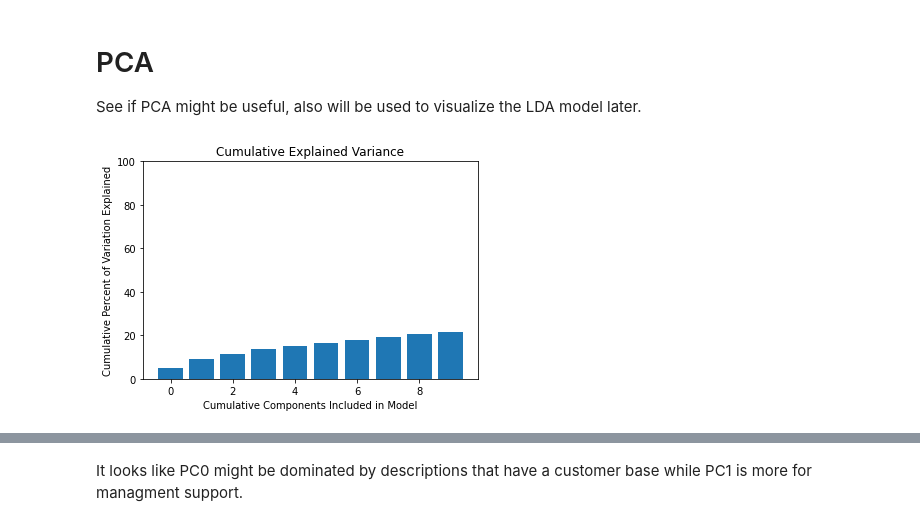
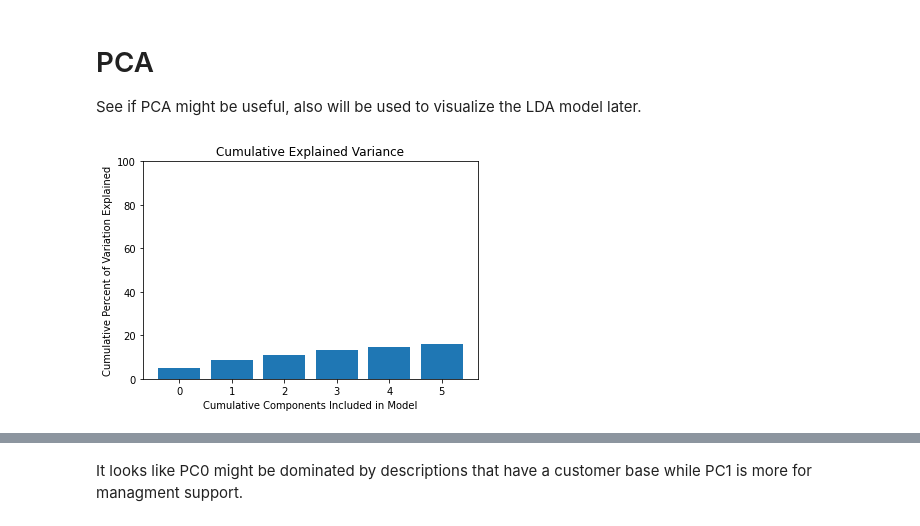
Before and after one commit to MatanFreedman/LinkedIn-NLP, a Jupyter notebook: notebooks/topic-modelling/0.4-matan-topic-modelling.ipynb, the cells around one changed output, grey strips where cells are left out. Cells and saved outputs as stored; diff of their text form; code cells hidden in the pictures.

```diff
--- a/notebooks/topic-modelling/0.4-matan-topic-modelling.ipynb
+++ b/notebooks/topic-modelling/0.4-matan-topic-modelling.ipynb
@@ -144,19 +144,20 @@ See if PCA might be useful, also will be used to visualize the LDA model later.
 # %%
 # initialize PCA:
 # reduce features:
-pca = PCA(n_components=10)
+num_topics = 6
+pca = PCA(n_components=num_topics)
 dense_corpus = gensim.matutils.corpus2dense(corpus, len(id2word.keys()))
 reduced_features = pca.fit_transform(dense_corpus.T)
 
 # display percent explained variance of the first ten components:
 fig = plt.figure()
 plt.bar(x=range(len(pca.explained_variance_ratio_)), height=np.cumsum(pca.explained_variance_ratio_)*100)
 plt.ylim([0, 100])
 plt.ylabel("Cumulative Percent of Variation Explained")
 plt.xlabel("Cumulative Components Included in Model")
 plt.title("Cumulative Explained Variance");
 # %% [output]
-[figure, old version]
+[figure, new version]
 # %%
 import pandas as pd
 loadings = pd.DataFrame(data=pca.components_, columns=id2word.values()).T
```
Also changed, not shown: parts of 9 cells of this notebook, 1 other file.
